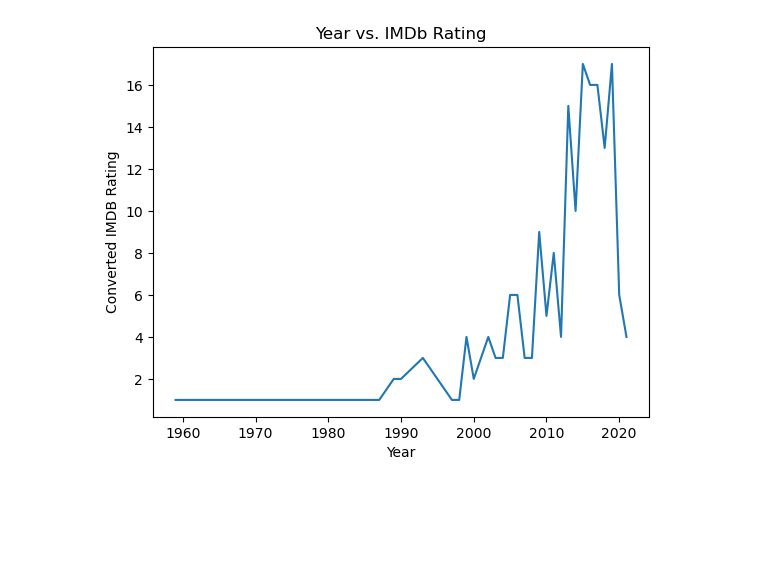
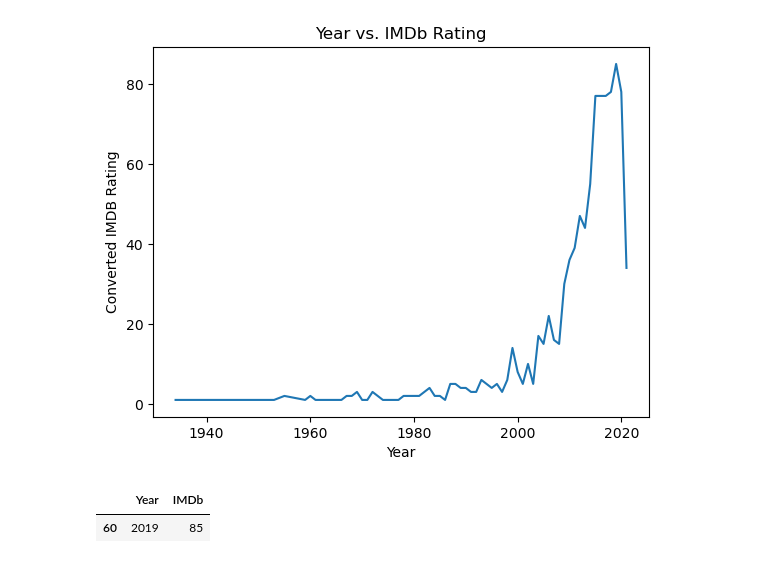
Before and after one commit to Christian-Albertini/UNC-Project-1, a Jupyter notebook: question_4_roop.ipynb, the cells around one changed output. Saved outputs shown, nothing was run; the diff lists cells and outputs as text; code cells hidden in the pictures; blank space fills up the shorter version.

```diff
--- a/question_4_roop.ipynb
+++ b/question_4_roop.ipynb
@@ -17,6 +17,6 @@ full_dataset = Path("tv_shows.csv")
 yearly_data_df = pd.read_csv(full_dataset)
 # %%
 # Organize DataFrame
-organized_yearly_data_df = yearly_data_df.drop(["Unnamed: 0", "Type"], axis=1)
+organized_yearly_data_df = yearly_data_df.drop(["Unnamed: 0", "Type", "ID", "Age"], axis=1)
 organized_yearly_data_df
 # %% [output]
@@ -89,5 +89,5 @@ See the caveats in the documentation: https://pandas.pydata.org/pandas-docs/stab
 # %%
-highest_ratings_df = cleaned_yearly_data_df.loc[(cleaned_yearly_data_df["IMDb"] >= 80) &
-                                 (cleaned_yearly_data_df["Rotten Tomatoes"] >= 80)]
-highest_ratings_df
+# Ascertaining the IMDb ratings above threshold (8.0 /10)
+highest_ratings_im_df = cleaned_yearly_data_df.loc[(cleaned_yearly_data_df["IMDb"] >= 80)]
+highest_ratings_im_df
 # %% [output]
@@ -107,3 +107,3 @@ highest_ratings_df
 # %%
-yearly_count_imdb = highest_ratings_df.groupby("Year")["IMDb"].count().reset_index()
-yearly_count_imdb
+# Prepare data for plotting on line graph
+yearly_count_imdb = highest_ratings_im_df.groupby("Year")["IMDb"].count().reset_index()
@@ -128,11 +110,12 @@ yearly_count_imdb
 # %%
-x_axis = yearly_count["Year"]
-y_axis = yearly_count["IMDb"]
+# Plotting data
+x_axis = yearly_count_imdb["Year"]
+y_axis = yearly_count_imdb["IMDb"]
 
 plt.plot(x_axis, y_axis)
 plt.title("Year vs. IMDb Rating")
 plt.xlabel("Year")
 plt.ylabel("Converted IMDB Rating")
 plt.show()
 # %% [output]
-[figure, old version]
+[figure, new version]
@@ -138,0 +124,7 @@ plt.show()
+# %%
+# Presenting tabular data (IMDb)
+highest_ratings_im = yearly_count_imdb.sort_values(by="IMDb", ascending=False)
+highest_ratings_im.head(1)
+# %% [output]
+|  | Year | IMDb |
+| 60 | 2019 | 85 |
```
Also changed, not shown: parts of 16 cells of this notebook, 1 other file.
